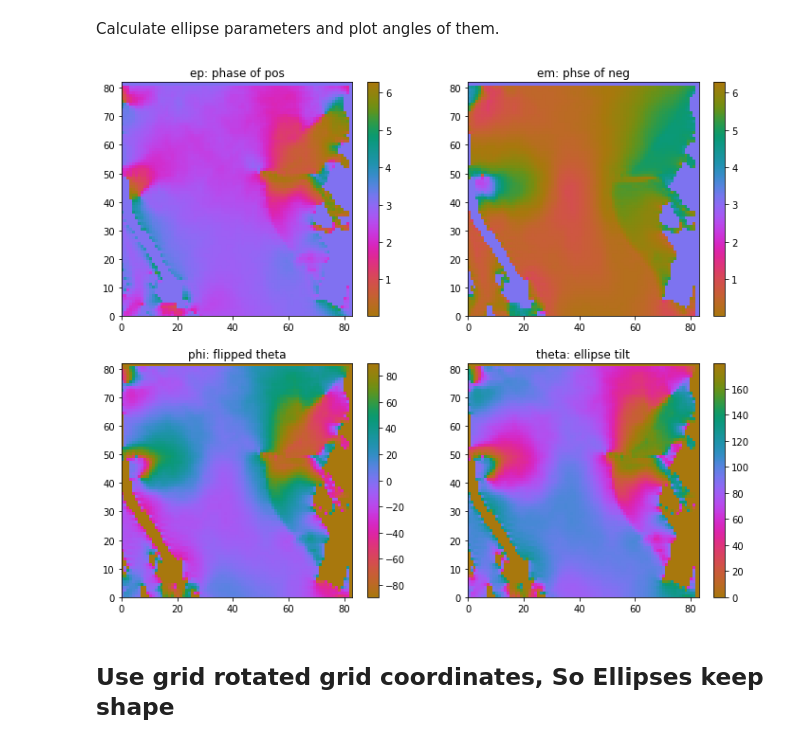
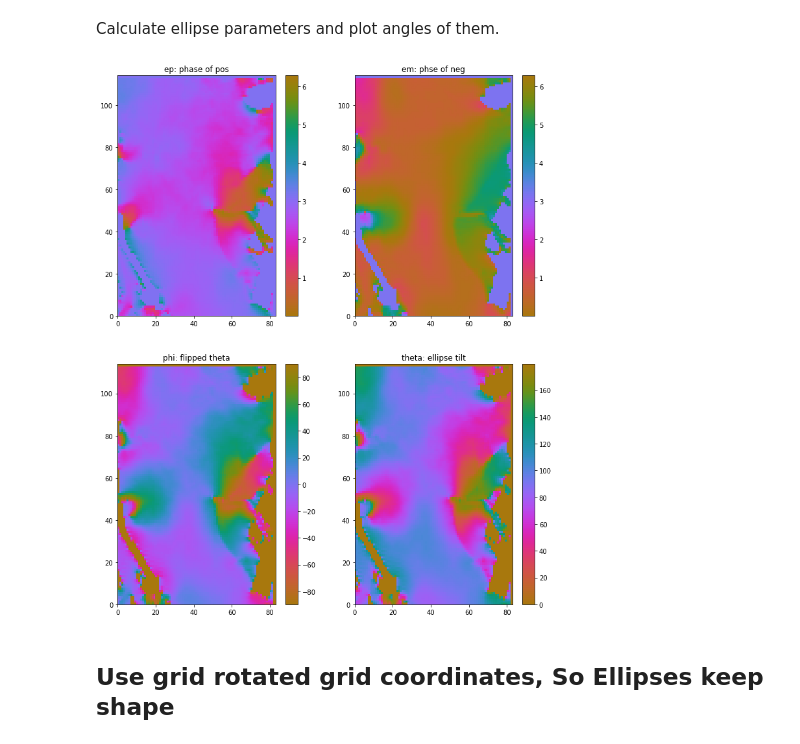
Before and after one commit to SalishSeaCast/analysis-shared, a Jupyter notebook: compare_tides/Ellipses-201905.ipynb, the cells around one changed output. Drawn from its saved outputs; the diff is of its cells as text; code cells hidden in the pictures.

```diff
--- a/compare_tides/Ellipses-201905.ipynb
+++ b/compare_tides/Ellipses-201905.ipynb
@@ -22,7 +22,7 @@ grid_lats = grid["nav_lat"][:]
 grid_lons = grid["nav_lon"][:]
 grid_bathy = grid["Bathymetry"][:]
 # %%
-imin = 379; imax = 461; jmin = 238; jmax=321; ndays = 30
+imin = 379; imax = 493; jmin = 238; jmax=321; ndays = 30
 # %%
 vvel = np.zeros((ndays*24, 40, imax-imin, jmax-jmin)); uvel =np.zeros_like(vvel)
 DIRECTORY = '/results2/SalishSea/nowcast-green.201905/'
@@ -74,4 +75,5 @@ print (uvel[ndays*24-4, 0, :, 1:].sum())
 # %%
+thesize = [uvel.shape[2], uvel.shape[3]]
 # Initialize the Tide Information
 # frequencies
 M2freq = 28.984106 # degrees per hour
@@ -191,28 +193,28 @@ def ellipse_params (uM2amp, uM2pha, vM2amp, vM2pha):
 Calculate ellipse parameters and plot angles of them.
 # %%
 CX, SX, CY, SY, ap, am, ep, em, major, minor, theta = ellipse_params (uM2amp, uM2pha, vM2amp, vM2pha)
-fig=plt.figure(figsize=(2*5.5+1,2*5))
+fig=plt.figure(figsize=(2*5.5+1,3*5))
 plt.subplot(221)
 plt.pcolormesh(ep, cmap=cm.phase)
 plt.colorbar()
 plt.title('ep: phase of pos')
 
 plt.subplot(222)
 plt.pcolormesh(em, cmap=cm.phase)
 plt.colorbar()
 plt.title('em: phse of neg')
 
 plt.subplot(223)
 plt.pcolormesh(90-theta,cmap=cm.phase)
 plt.colorbar()
 plt.title('phi: flipped theta')
 
 plt.subplot(224)
 plt.pcolormesh(theta, cmap=cm.phase)
 plt.colorbar()
 plt.title('theta: ellipse tilt');
 # %% [output]
-[figure, old version]
+[figure, new version]
 # %% [markdown]
 ## Use grid rotated grid coordinates, So Ellipses keep shape
 # %%
```
Also changed, not shown: parts of 6 cells of this notebook.
